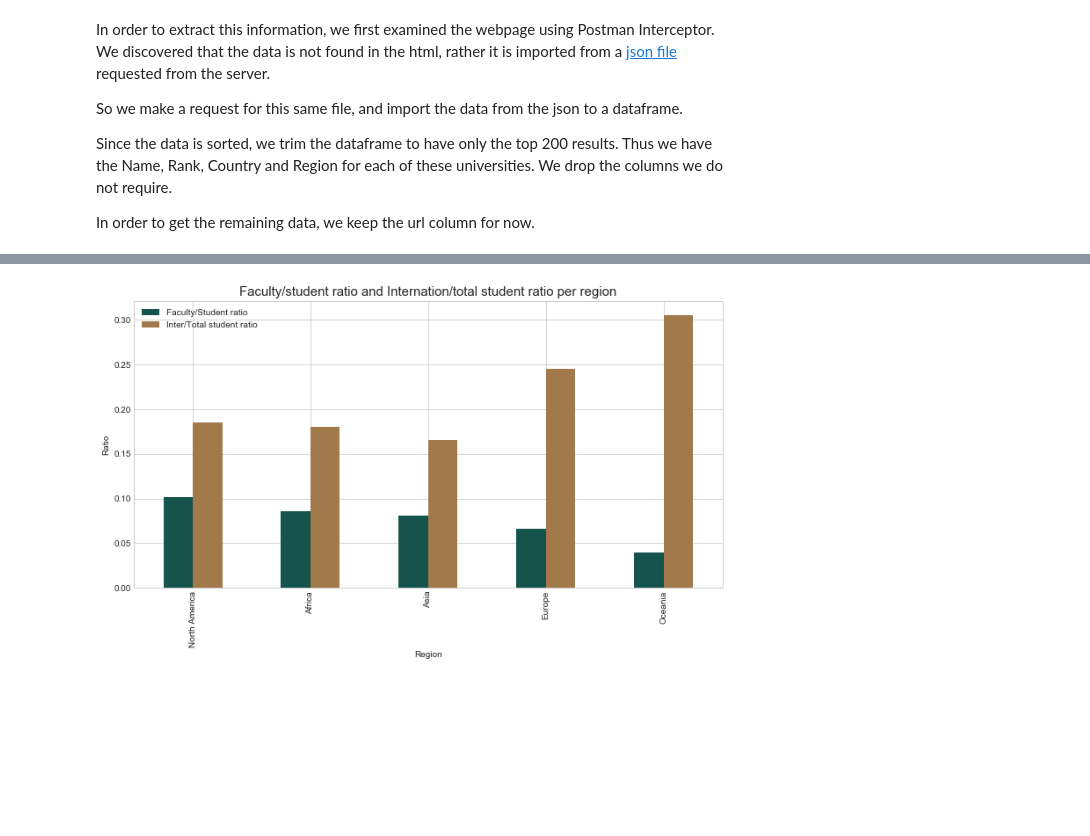
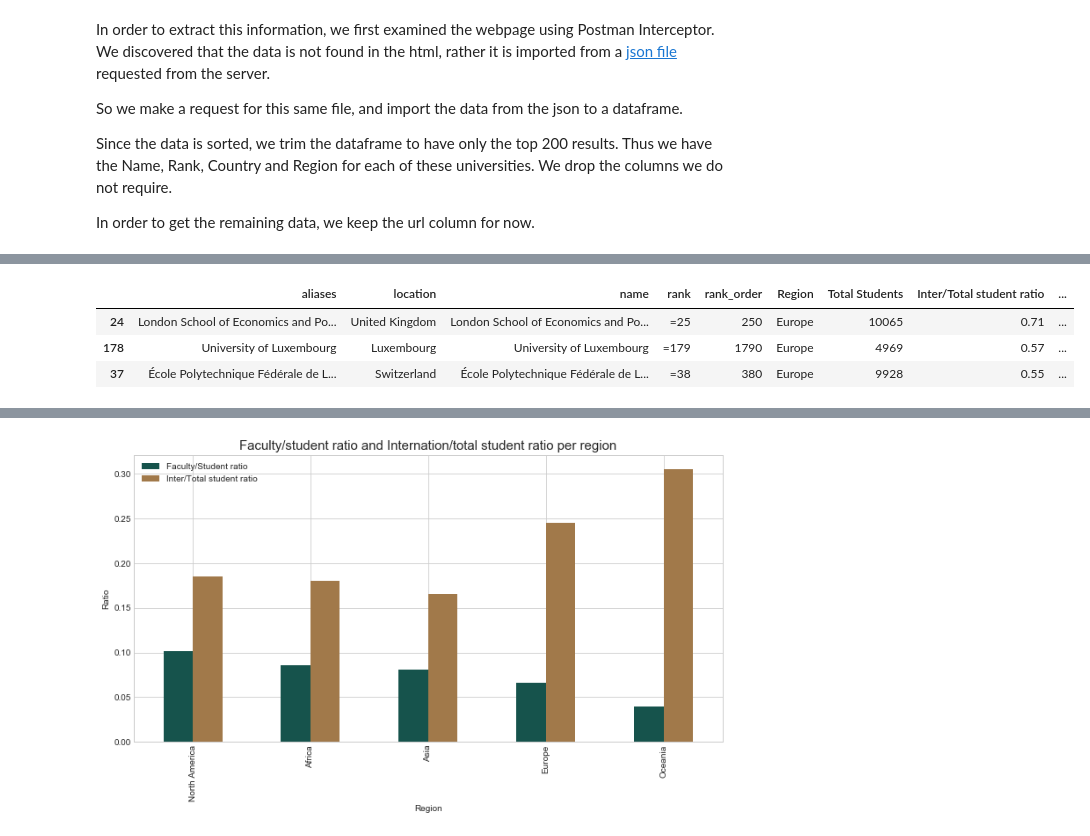
Before and after one commit to sourabhlal/ada2017, a Jupyter notebook: 02 - Data from the Web/homework02.ipynb, the cells around one changed output, grey strips where cells are left out. Cells and saved outputs as stored; diff of their text form; code cells hidden in the pictures; blank space fills up the shorter version.

```diff
--- a/02 - Data from the Web/homework02.ipynb
+++ b/02 - Data from the Web/homework02.ipynb
@@ -370,0 +390,7 @@ timesedu_df.sort_values("Faculty/Student ratio",ascending=False).head()
+# %%
+timesedu_df.sort_values('Inter/Total student ratio',ascending=False).head(3)
+# %% [output]
+|  | aliases | location | name | rank | rank_order | Region | Total Students | Inter/Total student ratio | ... |
+| 24 | London School of Economics and Po... | United Kingdom | London School of Economics and Po... | =25 | 250 | Europe | 10065 | 0.71 | ... |
+| 178 | University of Luxembourg | Luxembourg | University of Luxembourg | =179 | 1790 | Europe | 4969 | 0.57 | ... |
+| 37 | École Polytechnique Fédérale de L... | Switzerland | École Polytechnique Fédérale de L... | =38 | 380 | Europe | 9928 | 0.55 | ... |
```
Also changed, not shown: parts of 18 cells of this notebook.
